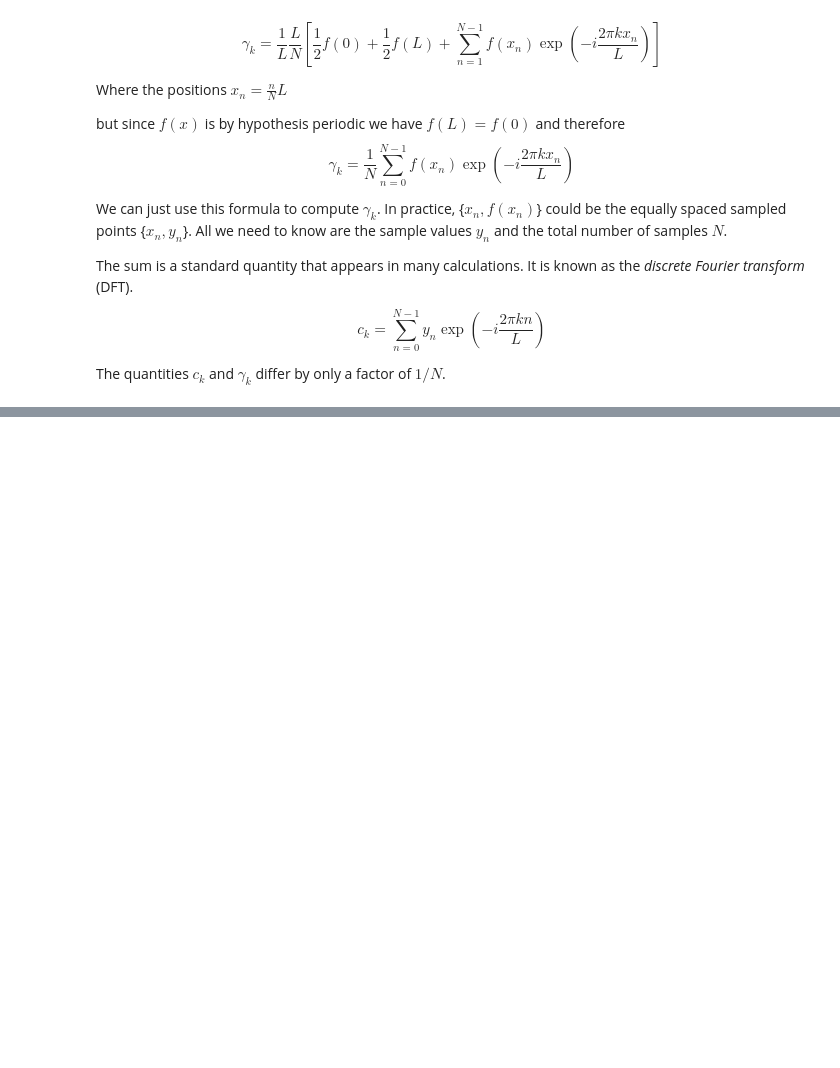
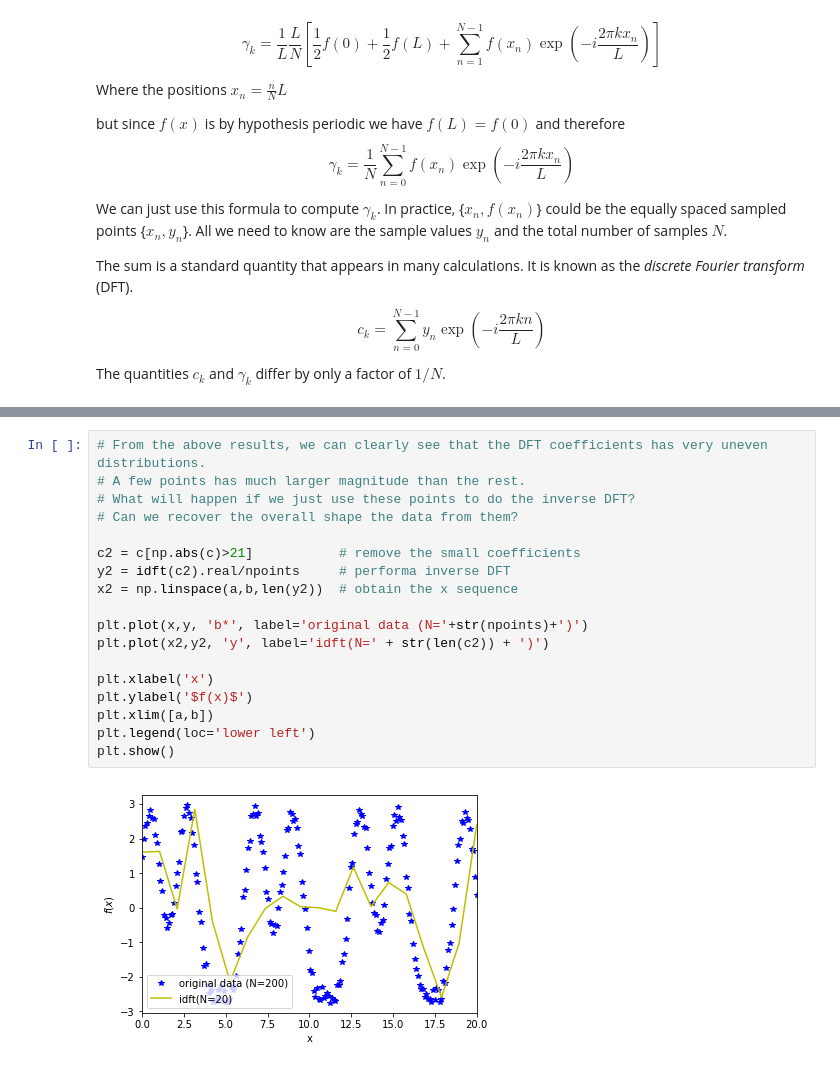
Before and after one commit to MaterSim/ComputationalPhysics300, a Jupyter notebook: Lec_09.ipynb, the cells around one changed output, grey strips where cells are left out. Drawn from its saved outputs; the diff is of its cells as text; blank space fills up the shorter version.

```diff
--- a/Lec_09.ipynb
+++ b/Lec_09.ipynb
@@ -121,3 +137,23 @@ plt.show()
+# %%
+# From the above results, we can clearly see that the DFT coefficients has very uneven distributions.
+# A few points has much larger magnitude than the rest.
+# What will happen if we just use these points to do the inverse DFT?
+# Can we recover the overall shape the data from them?
+
+c2 = c[np.abs(c)>21]           # remove the small coefficients
+y2 = idft(c2).real/npoints     # performa inverse DFT
+x2 = np.linspace(a,b,len(y2))  # obtain the x sequence
+
+plt.plot(x,y, 'b*', label='original data (N='+str(npoints)+')')
+plt.plot(x2,y2, 'y', label='idft(N=' + str(len(c2)) + ')')
+
+plt.xlabel('x')
+plt.ylabel('$f(x)$')
+plt.xlim([a,b])
+plt.legend(loc='lower left')
+plt.show()
+# %% [output]
+[figure, added]
 # %% [markdown]
 ## 9.3 The Physical interpretation of FT
 How do we understand the outcome of Fourier transform?
```
Also changed, not shown: parts of 6 cells of this notebook, 2 other files.
